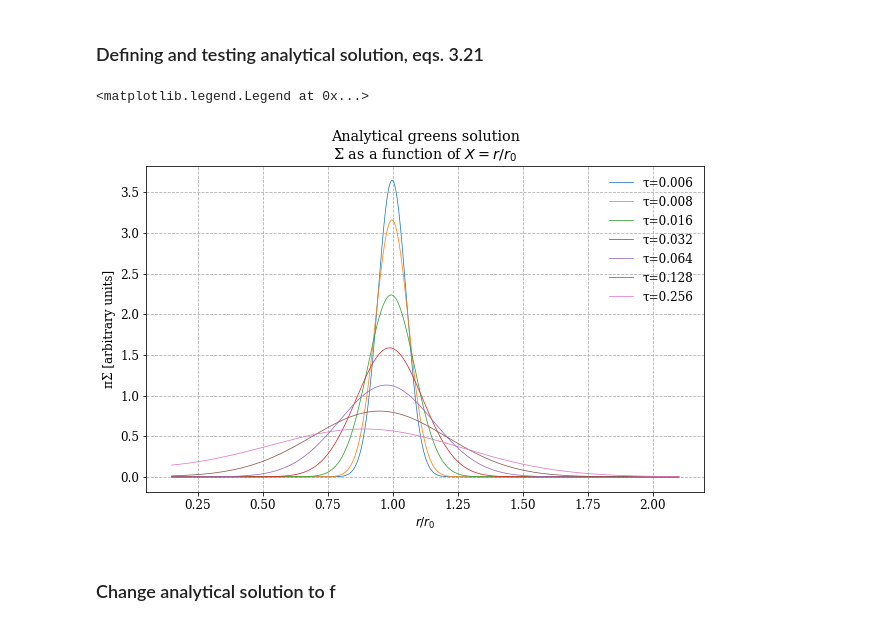
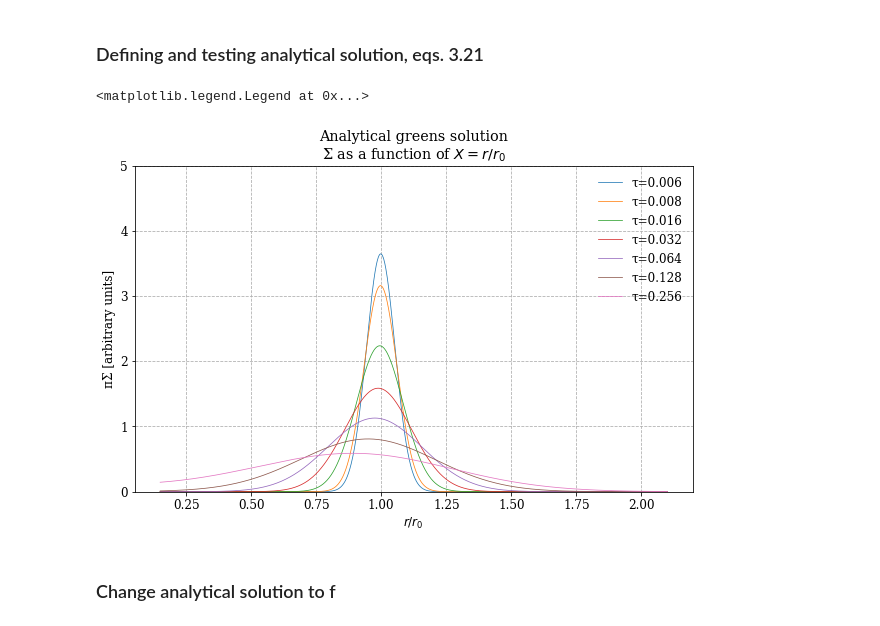
Before and after one commit to agent031/bachelor_code, a Jupyter notebook: Simple_solutions/evolution-greens_solultion.ipynb, the cells around one changed output. Cells and saved outputs as stored; diff of their text form; code cells hidden in the pictures.

```diff
--- a/Simple_solutions/evolution-greens_solultion.ipynb
+++ b/Simple_solutions/evolution-greens_solultion.ipynb
@@ -249,15 +249,15 @@ x = np.linspace(x_i, x_f, N)
 # %%
 fig, axs = plt.subplots(figsize=(10,6))
 plt.grid(ls='--')
 times = [0.006, 0.008, 0.016, 0.032, 0.064, 0.128, 0.256]
 for τ in times:
     axs.plot(r, np.pi * analytic_green(r, τ), label=f'τ={τ}', lw=0.75)
 
-axs.set(title='Analytical greens solution\nΣ as a function of $X=r/r_0$', ylabel='πΣ [arbitrary units]', xlabel='$r/r_0$')
+axs.set(title='Analytical greens solution\nΣ as a function of $X=r/r_0$', ylabel='πΣ [arbitrary units]', xlabel='$r/r_0$', ylim = (0,5))
 plt.legend(frameon=False)
 # %% [output]
 <matplotlib.legend.Legend at 0x...>
-[figure, old version]
+[figure, new version]
 # %% [markdown]
 ### Change analytical solution to f
 # %%
```
Also changed, not shown: parts of 1 cell of this notebook, 1 other file.
